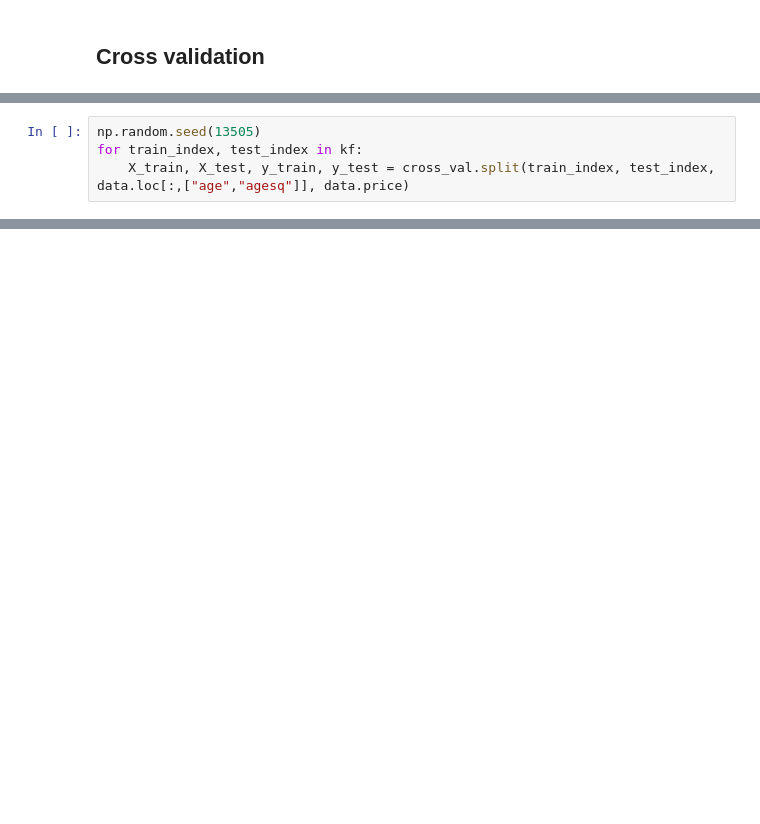
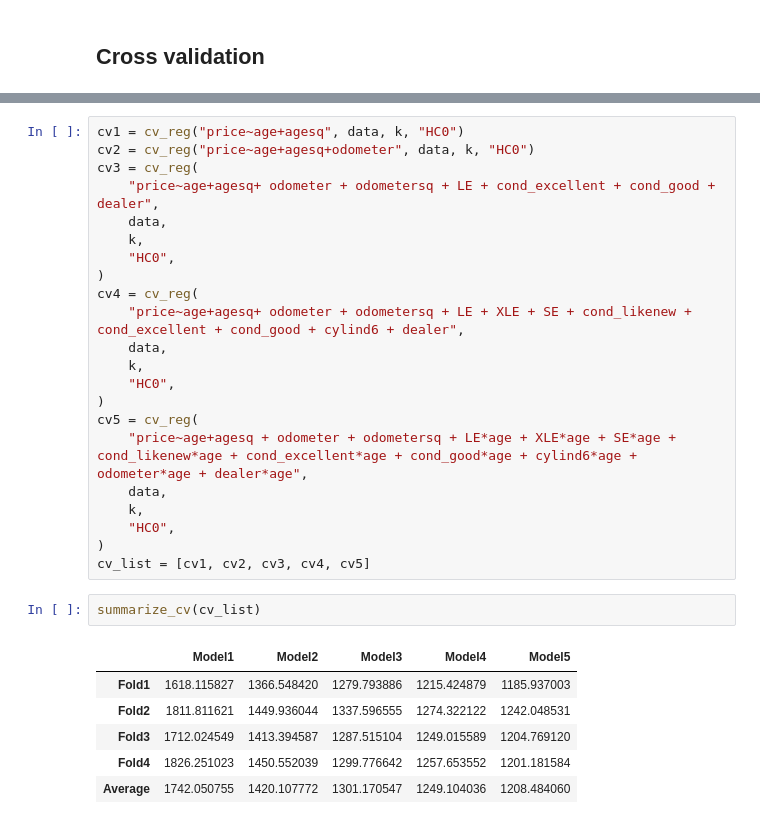
Before and after one commit to zholler/da_case_studies, a Jupyter notebook: ch13-used-cars-reg/ch013_usedcars.ipynb, the cells around one changed output, grey strips where cells are left out. Saved outputs shown, nothing was run; the diff lists cells and outputs as text; blank space fills up the shorter version.

```diff
--- a/ch13-used-cars-reg/ch013_usedcars.ipynb
+++ b/ch13-used-cars-reg/ch013_usedcars.ipynb
@@ -432,4 +374,0 @@ kf=cross_val.KFold(len(data.price),4)
-# %%
-np.random.seed(13505)
-for train_index, test_index in kf:
-    X_train, X_test, y_train, y_test = cross_val.split(train_index, test_index, data.loc[:,["age","agesq"]], data.price)
@@ -455,0 +415,31 @@ array([[  3,   9],
+# %%
+cv1 = cv_reg("price~age+agesq", data, k, "HC0")
+cv2 = cv_reg("price~age+agesq+odometer", data, k, "HC0")
+cv3 = cv_reg(
+    "price~age+agesq+ odometer + odometersq + LE + cond_excellent + cond_good + dealer",
+    data,
+    k,
+    "HC0",
+)
+cv4 = cv_reg(
+    "price~age+agesq+ odometer + odometersq + LE + XLE + SE + cond_likenew + cond_excellent + cond_good + cylind6 + dealer",
+    data,
+    k,
+    "HC0",
+)
+cv5 = cv_reg(
+    "price~age+agesq + odometer + odometersq + LE*age + XLE*age + SE*age + cond_likenew*age + cond_excellent*age + cond_good*age + cylind6*age + odometer*age + dealer*age",
+    data,
+    k,
+    "HC0",
+)
+cv_list = [cv1, cv2, cv3, cv4, cv5]
+# %%
+summarize_cv(cv_list)
+# %% [output]
+|  | Model1 | Model2 | Model3 | Model4 | Model5 |
+| Fold1 | 1618.115827 | 1366.548420 | 1279.793886 | 1215.424879 | 1185.937003 |
+| Fold2 | 1811.811621 | 1449.936044 | 1337.596555 | 1274.322122 | 1242.048531 |
+| Fold3 | 1712.024549 | 1413.394587 | 1287.515104 | 1249.015589 | 1204.769120 |
+| Fold4 | 1826.251023 | 1450.552039 | 1299.776642 | 1257.653552 | 1201.181584 |
+| Average | 1742.050755 | 1420.107772 | 1301.170547 | 1249.104036 | 1208.484060 |
```
Also changed, not shown: parts of 28 cells of this notebook, 4 other files.
